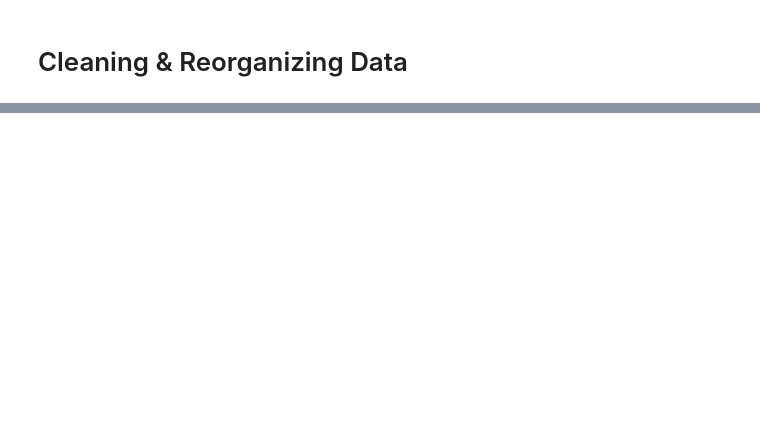
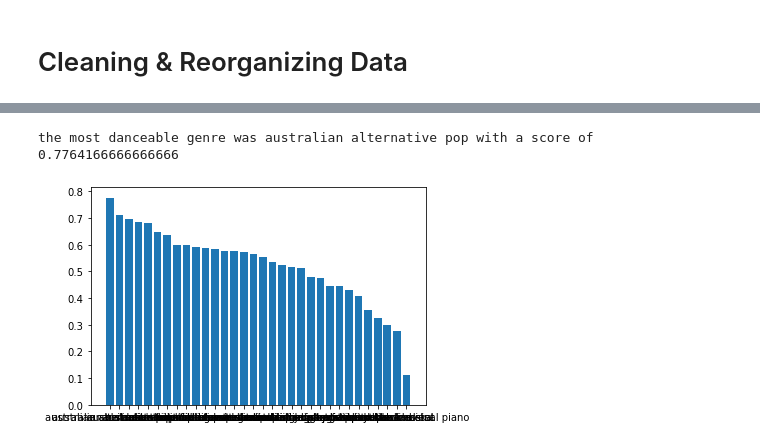
Before and after one commit to collinmpage/NWDS-project-one, a Jupyter notebook: data_visualized.ipynb, the cells around one changed output, grey strips where cells are left out. Saved outputs shown, nothing was run; the diff lists cells and outputs as text; code cells hidden in the pictures; blank space fills up the shorter version.

```diff
--- a/data_visualized.ipynb
+++ b/data_visualized.ipynb
@@ -48,0 +33,24 @@ australia
+# %%
+#sort highest to lowest for a clean plot and to get the max values
+australia = australia.sort_values(by= 'danceability', ascending = False)
+
+#get x and y values
+x = australia['genres']
+y = australia['danceability']
+
+#plot bar chart
+plt.bar(x,y)
+
+#find the genre and max danceability scores
+genre = australia.iat[0,0]
+score = australia.iat[0,2]
+
+#add those to the dataframe
+best_genres['Genre'] = [genre]
+best_genres['Danceability'] = [score]
+
+#print the most danceable genre and score
+print(f"the most danceable genre was {genre} with a score of {score}")
+# %% [output]
+the most danceable genre was australian alternative pop with a score of 0.7764166666666666
+[figure, added]
```
Also changed, not shown: parts of 21 cells of this notebook.
